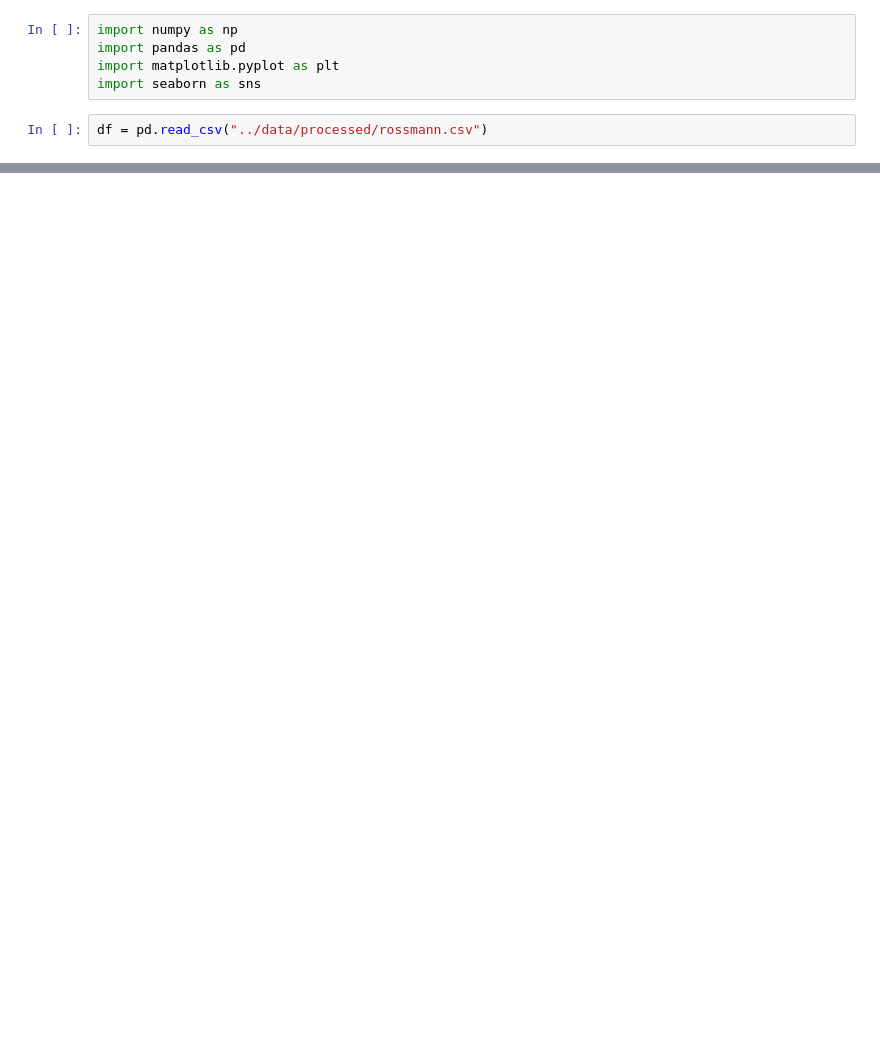
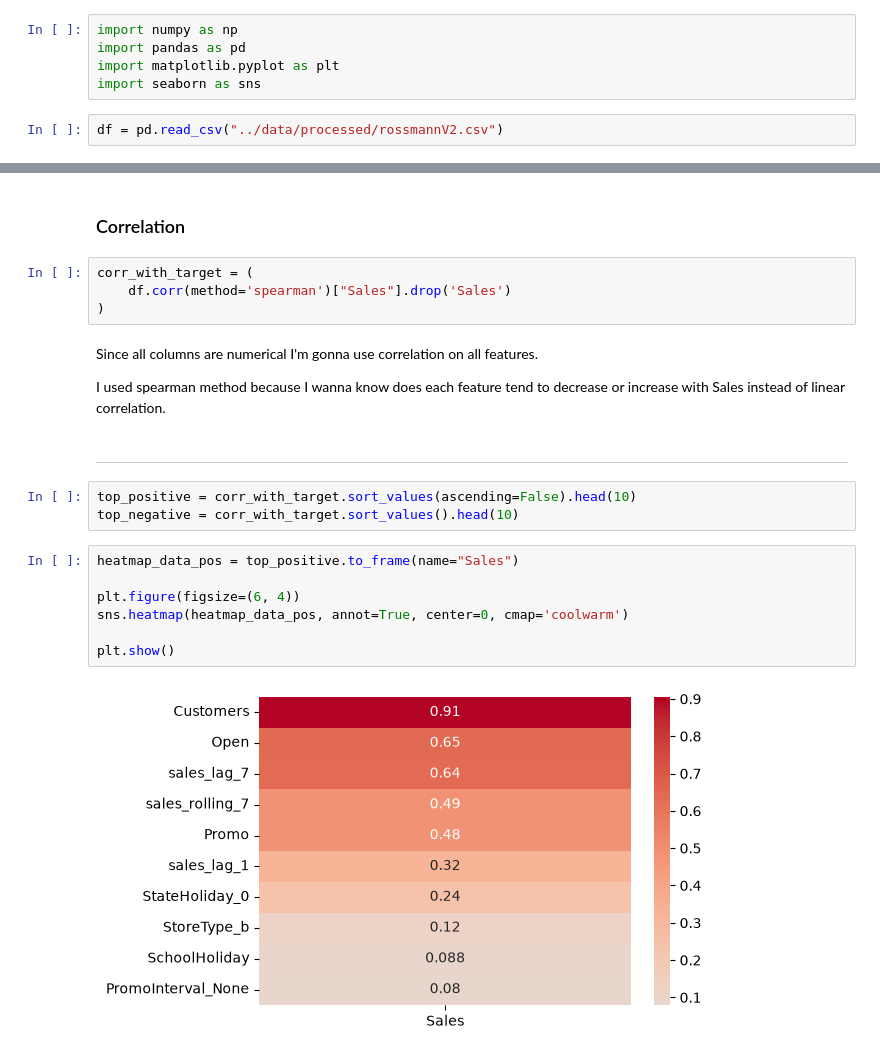
Before and after one commit to nick-st-coder/rossmann, a Jupyter notebook: notebooks/EDA.ipynb, the cells around one changed output, grey strips where cells are left out. Drawn from its saved outputs; the diff is of its cells as text; blank space fills up the shorter version.

Commit message:
add: heatmap for positive correlation

```diff
--- a/notebooks/EDA.ipynb
+++ b/notebooks/EDA.ipynb
@@ -4,4 +6,4 @@ import pandas as pd
 import matplotlib.pyplot as plt
 import seaborn as sns
 # %%
-df = pd.read_csv("../data/processed/rossmann.csv")
+df = pd.read_csv("../data/processed/rossmannV2.csv")
@@ -23,0 +10,24 @@ df
+# %% [markdown]
+### Correlation
+# %%
+corr_with_target = (
+    df.corr(method='spearman')["Sales"].drop('Sales')
+)
+# %% [markdown]
+Since all columns are numerical I'm gonna use correlation on all features.
+
+I used spearman method because I wanna know does each feature tend to decrease or increase with Sales instead of linear correlation.
+# %% [markdown]
+---
+# %%
+top_positive = corr_with_target.sort_values(ascending=False).head(10)
+top_negative = corr_with_target.sort_values().head(10)
+# %%
+heatmap_data_pos = top_positive.to_frame(name="Sales")
+
+plt.figure(figsize=(6, 4))
+sns.heatmap(heatmap_data_pos, annot=True, center=0, cmap='coolwarm')
+
+plt.show()
+# %% [output]
+[figure, added]
```
Also changed, not shown: parts of 5 cells of this notebook.
